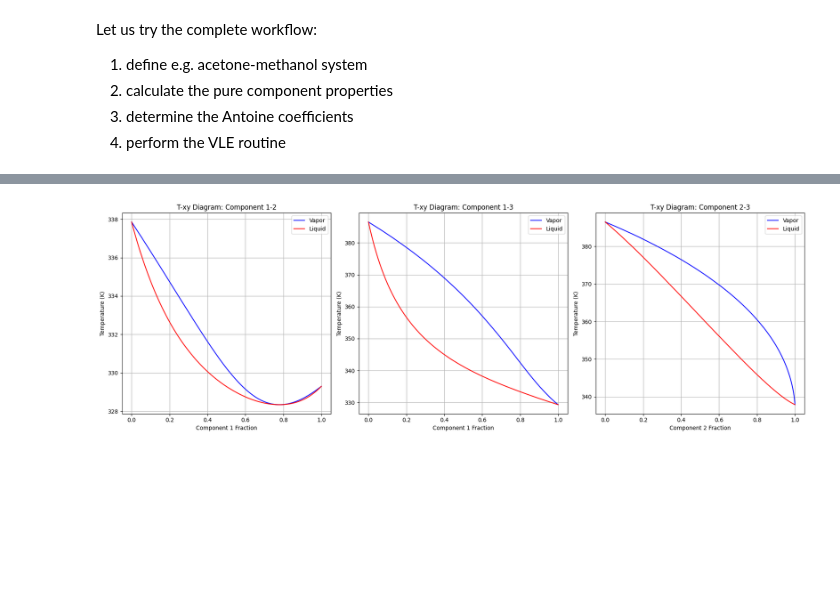
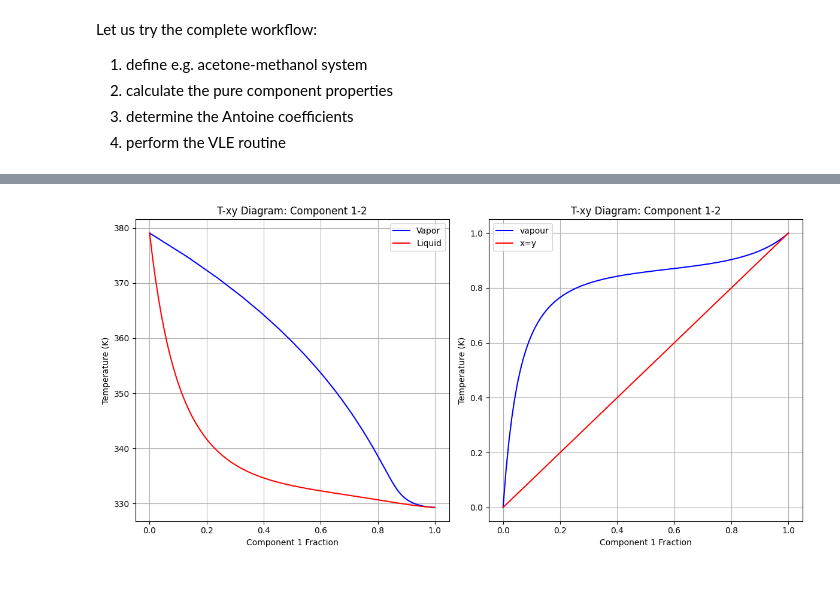
Before and after one commit to arnaou/camd_iss, a Jupyter notebook: tutorials/validate_vle_ternary.ipynb, the cells around one changed output, grey strips where cells are left out. Drawn from its saved outputs; the diff is of its cells as text; code cells hidden in the pictures; blank space fills up the shorter version.

```diff
--- a/tutorials/validate_vle_ternary.ipynb
+++ b/tutorials/validate_vle_ternary.ipynb
@@ -66,10 +66,11 @@ import matplotlib.pyplot as plt
 # %%
 # step1: define the compounds
 mixture = {'acetone': {'CH3':1, 'CH3CO':1},
-           'methanol': {'CH3OH':1},
+           #'methanol': {'CH3OH':1},
+           'n-heptane': {'CH3':2, 'CH2':5},
            #'water': {'H2O':1}
            #'E': {'CH2': 3, 'HCO': 1, 'CH3COO': 1}
-           'E': {'CH2':1, 'HCO':2}
+           #'E': {'CH2':1, 'HCO':2}
            #'E': {'CH3':1, 'CH2':2, 'CH3CO':1, 'CH2O':1}
            #'E': {'CH3':3, 'CH':1, 'CH2COO':1}
            }
@@ -81,6 +82,6 @@ validator.validate(mixture)
 # %%
 # step2: calculate the required properties
-prop_list = ['tc', 'pc', 'tb', 'ac']
+prop_list = ['tc', 'pc', 'tb', 'ac', 'hv']
 pure_calc = PropertyCalculator()
 pure_props = pure_calc.calculate(mixture, prop_list)
 # fix the properties of acetone
@@ -101,19 +103,16 @@ pure_props
 # %%
 # step3: calculate the Antoine coefficients
-antoine_params_ini = {}
 antoine_params = {}
 antoine_calc = AntoineCalculator()
 for compound, props in pure_props.items():
-    results = antoine_calc.calculate_antoine_parameters(mixture, critical_properties=props, method='acentric_factor')
+    results = antoine_calc.calculate_antoine_parameters(mixture, critical_properties=props, method='enthalpy_vap')
     print('optimization results was', results['termination_condition'] )
     antoine_params[compound] = {}
-    antoine_params_ini[compound] = {}
     # antoine_params_ini[compound]['A'] = results['A0']
     # antoine_params_ini[compound]['B'] = results['B0']
     # antoine_params_ini[compound]['C'] = results['C0']
     antoine_params[compound]['A'] = results['A']
     antoine_params[compound]['B'] = results['B']
     antoine_params[compound]['C'] = results['C']
-print(antoine_params_ini)
 print(antoine_params)
 # %% [output]
@@ -206,51 +212,64 @@ y_pyo = np.empty_like(x)
 psat_pyo = np.empty_like(x)
 
 for i in model.gamma.keys():
     gamma_pyo[i] = model.gamma[i].value
 
 for i in model.T.keys():
     T_pyo[i] = model.T[i].value
 
 for i in model.y.keys():
     y_pyo[i] = model.y[i].value
 
 for i in model.psat.keys():
     psat_pyo[i] = model.psat[i].value
 
 # Create T-xy plots for all three binary combinations
-fig, axes = plt.subplots(1, 3, figsize=(18, 6))
+if len(mixture.keys()) == 3:
+    fig, axes = plt.subplots(1, 3, figsize=(18, 6))
+elif len(mixture.keys()) == 2:
+    fig, axes = plt.subplots(1, 2, figsize=(12, 6))
 
 # Component 1-2 diagram (first 100 points)
 axes[0].plot(y_pyo[:n_data, 0], T_pyo[:n_data], 'b-', label='Vapor')
 axes[0].plot(x[:n_data, 0], T_pyo[:n_data], 'r-', label='Liquid')
 axes[0].set_ylabel('Temperature (K)')
 axes[0].set_xlabel('Component 1 Fraction')
 axes[0].set_title('T-xy Diagram: Component 1-2')
 axes[0].legend()
 axes[0].grid()
 
-# Component 1-3 diagram (points 100-200)
-axes[1].plot(y_pyo[n_data:2*n_data, 0], T_pyo[n_data:2*n_data], 'b-', label='Vapor')
-axes[1].plot(x[n_data:2*n_data, 0], T_pyo[n_data:2*n_data], 'r-', label='Liquid')
-axes[1].set_ylabel('Temperature (K)')
-axes[1].set_xlabel('Component 1 Fraction')
-axes[1].set_title('T-xy Diagram: Component 1-3')
-axes[1].legend()
-axes[1].grid()
+if len(mixture.keys()) == 2:
+    axes[1].plot(x[:n_data, 0], y_pyo[:n_data, 0], 'b-', label='vapour')
+    axes[1].plot(x[:n_data, 0], x[:n_data, 0], 'r-', label='x=y')
+    axes[1].set_ylabel('Temperature (K)')
+    axes[1].set_xlabel('Component 1 Fraction')
+    axes[1].set_title('T-xy Diagram: Component 1-2')
+    axes[1].legend()
+    axes[1].grid()
 
-# Component 2-3 diagram (points 200-300)
-axes[2].plot(y_pyo[2*n_data:3*n_data, 1], T_pyo[2*n_data:3*n_data], 'b-', label='Vapor')
-axes[2].plot(x[2*n_data:3*n_data, 1], T_pyo[2*n_data:3*n_data], 'r-', label='Liquid')
-axes[2].set_ylabel('Temperature (K)')
-axes[2].set_xlabel('Component 2 Fraction')
-axes[2].set_title('T-xy Diagram: Component 2-3')
-axes[2].legend()
-axes[2].grid()
+if len(mixture.keys()) == 3:
+    # Component 1-3 diagram (points 100-200)
+    axes[1].plot(y_pyo[n_data:2*n_data, 0], T_pyo[n_data:2*n_data], 'b-', label='Vapor')
+    axes[1].plot(x[n_data:2*n_data, 0], T_pyo[n_data:2*n_data], 'r-', label='Liquid')
+    axes[1].set_ylabel('Temperature (K)')
+    axes[1].set_xlabel('Component 1 Fraction')
+    axes[1].set_title('T-xy Diagram: Component 1-3')
+    axes[1].legend()
+    axes[1].grid()
+
+    # Component 2-3 diagram (points 200-300)
+    axes[2].plot(y_pyo[2*n_data:3*n_data, 1], T_pyo[2*n_data:3*n_data], 'b-', label='Vapor')
+    axes[2].plot(x[2*n_data:3*n_data, 1], T_pyo[2*n_data:3*n_data], 'r-', label='Liquid')
+    axes[2].set_ylabel('Temperature (K)')
+    axes[2].set_xlabel('Component 2 Fraction')
+    axes[2].set_title('T-xy Diagram: Component 2-3')
+    axes[2].legend()
+    axes[2].grid()
 
 plt.tight_layout()
 plt.show()
 # %% [output]
-[figure, old version]
+[figure, new version]
 # %% [markdown]
 #
 # %% [markdown]
```
Also changed, not shown: parts of 14 cells of this notebook, 16 other files.
